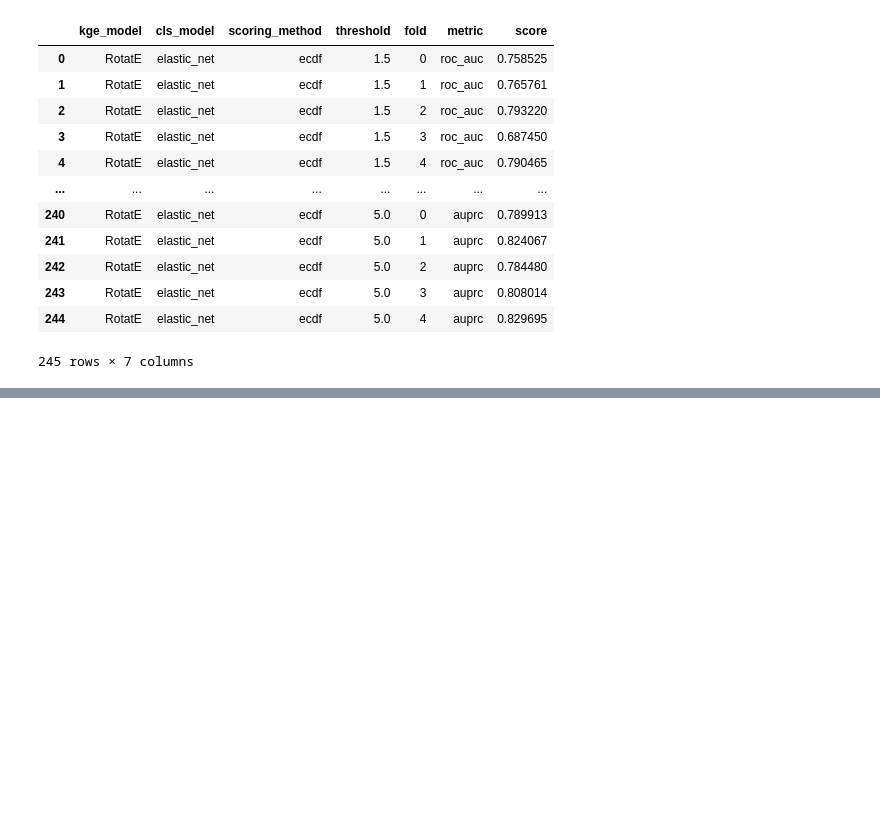
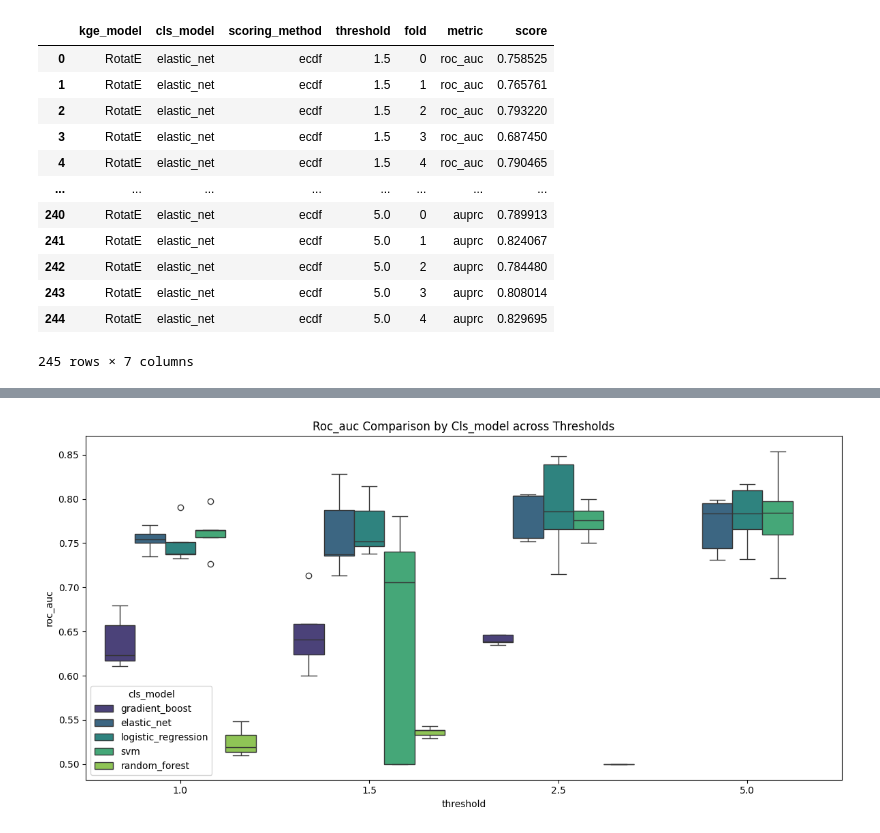
Before and after one commit to Xiaoxuan-Yu-ty/HybridKG, a Jupyter notebook: CLEP_repeat/visualize.ipynb, the cells around one changed output, grey strips where cells are left out. Drawn from its saved outputs; the diff is of its cells as text; code cells hidden in the pictures; blank space fills up the shorter version.

Commit message:
plot cls

```diff
--- a/CLEP_repeat/visualize.ipynb
+++ b/CLEP_repeat/visualize.ipynb
@@ -227,0 +260,40 @@ df_melted
+# %%
+def load_metrics_1(root_dir):
+    data = []
+
+    for thred_dir in Path(root_dir).iterdir():
+        if not thred_dir.is_dir(): continue
+
+        # Parse path metadata
+        if "_" in thred_dir.name:
+            scoring_method, threshold = thred_dir.name.split('_')
+        else:
+            scoring_method, threshold = 'ecdf', thred_dir.name
+            #continue
+
+        for kge_dir in thred_dir.iterdir():
+            if not kge_dir.is_dir(): continue
+
+            # Logic: Check top-level JSON first, otherwise check 'cls_result' subfolders
+            root_json =kge_dir / 'cross_validation_results.json'
+
+            if root_json.exists():
+                data.extend(parse_json_to_rows(root_json, kge_model=kge_dir.name,
+                            cls_model='elastic_net', scoring_method=scoring_method,
+                            threshold=float(threshold)))
+
+            elif (kge_dir / 'cls_result').is_dir():
+                for cls_dir in (kge_dir / 'cls_result').iterdir():
+                    if cls_dir.is_dir() and (cls_dir / 'cross_validation_results.json').exists():
+                        data.extend(parse_json_to_rows(cls_dir / 'cross_validation_results.json',
+                                    kge_model=kge_dir.name, cls_model=cls_dir.name,
+                                    scoring_method=scoring_method, threshold=float(threshold)))
+
+    return pd.DataFrame(data)
+# %%
+root_dir = "../CLEP_repeat/results/retrain_oldPPIKG_cls"
+df = load_metrics_1(root_dir=root_dir)
+# plot_boxplot(df, threshold=1.5)
+plot_comparison_over_threshold(df, metric='roc_auc', hue='cls_model')
+# %% [output]
+[figure, added]
```
Also changed, not shown: parts of 5 cells of this notebook.
